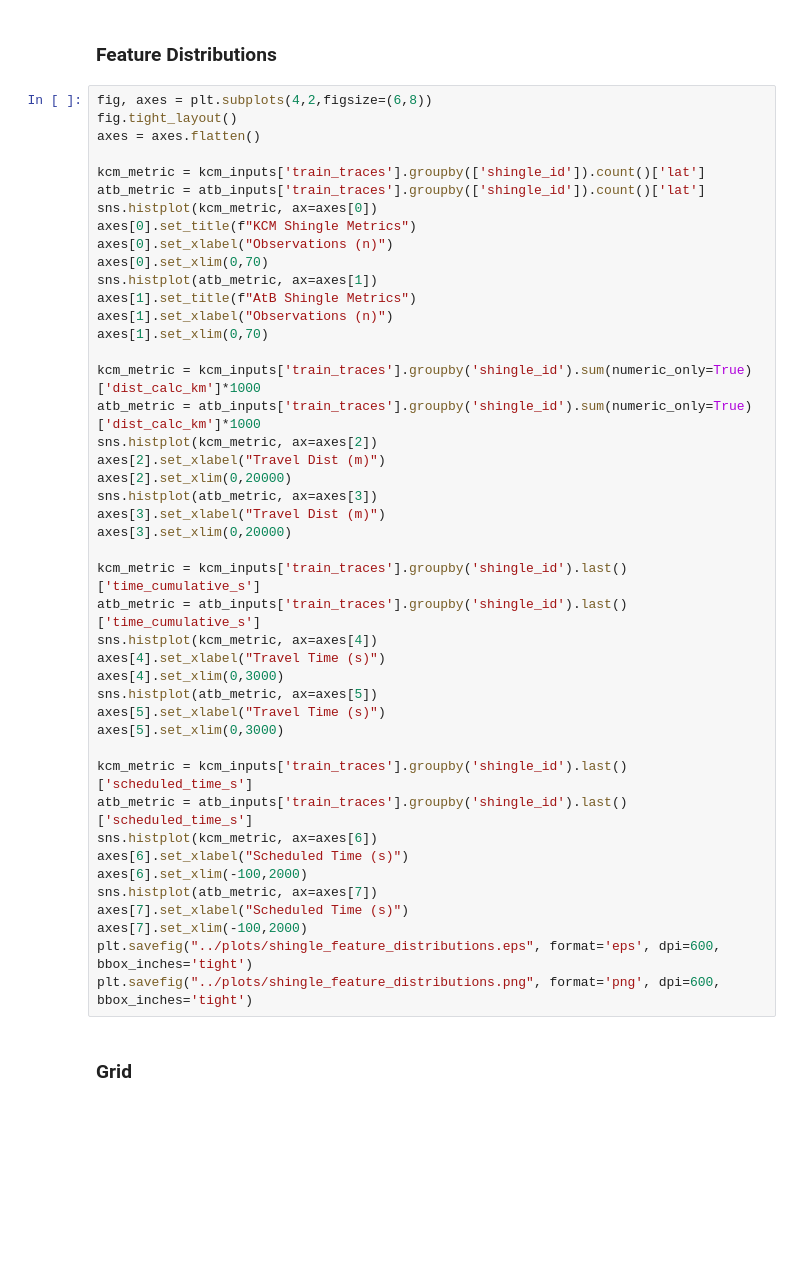
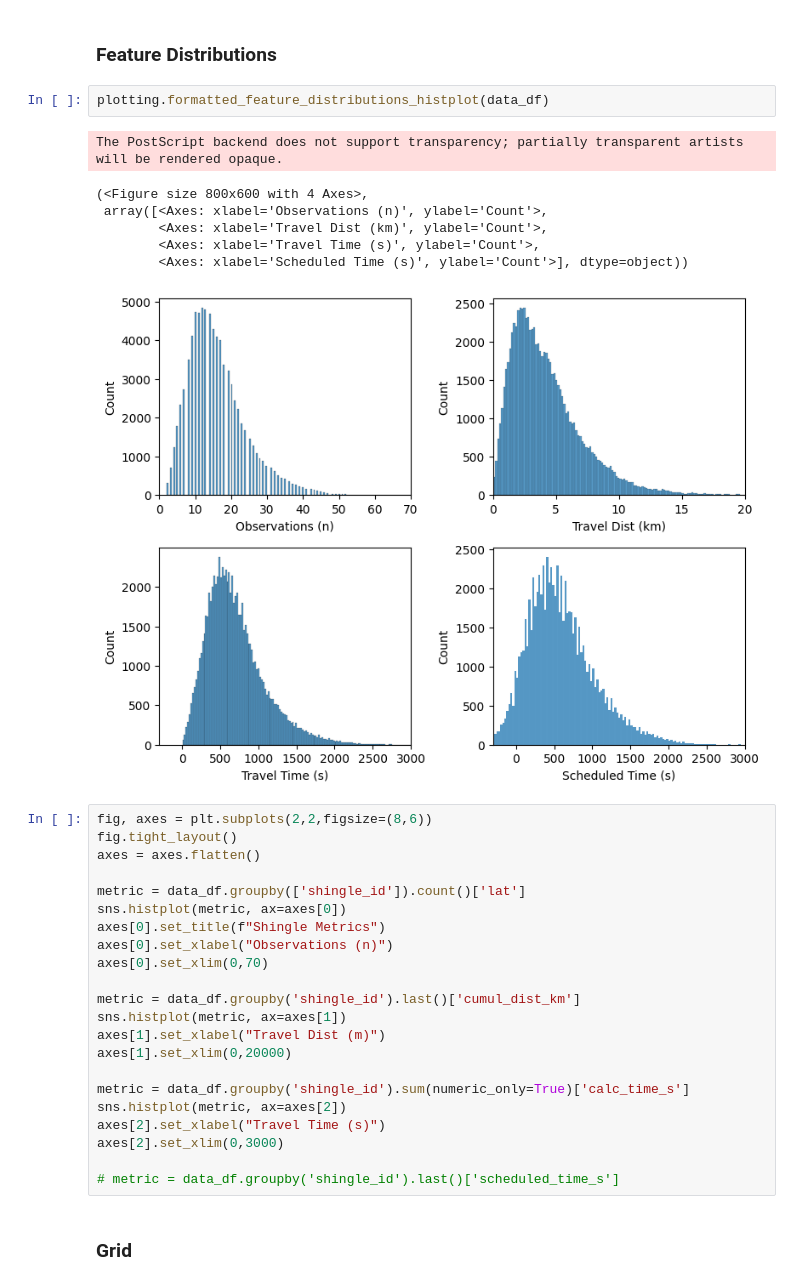
Before and after one commit to zackAemmer/open_bus_tools, a Jupyter notebook: notebooks/explore_inputs.ipynb, the cells around one changed output. Drawn from its saved outputs; the diff is of its cells as text; blank space fills up the shorter version.

Commit message:
Update inputs notebook

```diff
--- a/notebooks/explore_inputs.ipynb
+++ b/notebooks/explore_inputs.ipynb
@@ -66,49 +39,37 @@ plt.savefig("../plots/atb_sample_shingle.png", format='png', dpi=600, bbox_inche
 # %% [markdown]
 ### Feature Distributions
-# %%
-fig, axes = plt.subplots(4,2,figsize=(6,8))
-fig.tight_layout()
-axes = axes.flatten()
-
-kcm_metric = kcm_inputs['train_traces'].groupby(['shingle_id']).count()['lat']
-atb_metric = atb_inputs['train_traces'].groupby(['shingle_id']).count()['lat']
-sns.histplot(kcm_metric, ax=axes[0])
-axes[0].set_title(f"KCM Shingle Metrics")
-axes[0].set_xlabel("Observations (n)")
-axes[0].set_xlim(0,70)
-sns.histplot(atb_metric, ax=axes[1])
-axes[1].set_title(f"AtB Shingle Metrics")
-axes[1].set_xlabel("Observations (n)")
-axes[1].set_xlim(0,70)
-
-kcm_metric = kcm_inputs['train_traces'].groupby('shingle_id').sum(numeric_only=True)['dist_calc_km']*1000
-atb_metric = atb_inputs['train_traces'].groupby('shingle_id').sum(numeric_only=True)['dist_calc_km']*1000
-sns.histplot(kcm_metric, ax=axes[2])
-axes[2].set_xlabel("Travel Dist (m)")
-axes[2].set_xlim(0,20000)
-sns.histplot(atb_metric, ax=axes[3])
-axes[3].set_xlabel("Travel Dist (m)")
-axes[3].set_xlim(0,20000)
-
-kcm_metric = kcm_inputs['train_traces'].groupby('shingle_id').last()['time_cumulative_s']
-atb_metric = atb_inputs['train_traces'].groupby('shingle_id').last()['time_cumulative_s']
-sns.histplot(kcm_metric, ax=axes[4])
-axes[4].set_xlabel("Travel Time (s)")
-axes[4].set_xlim(0,3000)
-sns.histplot(atb_metric, ax=axes[5])
-axes[5].set_xlabel("Travel Time (s)")
-axes[5].set_xlim(0,3000)
-
-kcm_metric = kcm_inputs['train_traces'].groupby('shingle_id').last()['scheduled_time_s']
-atb_metric = atb_inputs['train_traces'].groupby('shingle_id').last()['scheduled_time_s']
-sns.histplot(kcm_metric, ax=axes[6])
-axes[6].set_xlabel("Scheduled Time (s)")
-axes[6].set_xlim(-100,2000)
-sns.histplot(atb_metric, ax=axes[7])
-axes[7].set_xlabel("Scheduled Time (s)")
-axes[7].set_xlim(-100,2000)
-plt.savefig("../plots/shingle_feature_distributions.eps", format='eps', dpi=600, bbox_inches='tight')
-plt.savefig("../plots/shingle_feature_distributions.png", format='png', dpi=600, bbox_inches='tight')
+# %%
+plotting.formatted_feature_distributions_histplot(data_df)
+# %% [output]
+The PostScript backend does not support transparency; partially transparent artists will be rendered opaque.
+(<Figure size 800x600 with 4 Axes>,
+ array([<Axes: xlabel='Observations (n)', ylabel='Count'>,
+        <Axes: xlabel='Travel Dist (km)', ylabel='Count'>,
+        <Axes: xlabel='Travel Time (s)', ylabel='Count'>,
+        <Axes: xlabel='Scheduled Time (s)', ylabel='Count'>], dtype=object))
+[figure, added]
+# %%
+fig, axes = plt.subplots(2,2,figsize=(8,6))
+fig.tight_layout()
+axes = axes.flatten()
+
+metric = data_df.groupby(['shingle_id']).count()['lat']
+sns.histplot(metric, ax=axes[0])
+axes[0].set_title(f"Shingle Metrics")
+axes[0].set_xlabel("Observations (n)")
+axes[0].set_xlim(0,70)
+
+metric = data_df.groupby('shingle_id').last()['cumul_dist_km']
+sns.histplot(metric, ax=axes[1])
+axes[1].set_xlabel("Travel Dist (m)")
+axes[1].set_xlim(0,20000)
+
+metric = data_df.groupby('shingle_id').sum(numeric_only=True)['calc_time_s']
+sns.histplot(metric, ax=axes[2])
+axes[2].set_xlabel("Travel Time (s)")
+axes[2].set_xlim(0,3000)
+
+# metric = data_df.groupby('shingle_id').last()['scheduled_time_s']
 # %% [markdown]
 ### Grid
 # %%
```
Also changed, not shown: parts of 9 cells of this notebook, 2 other files.
